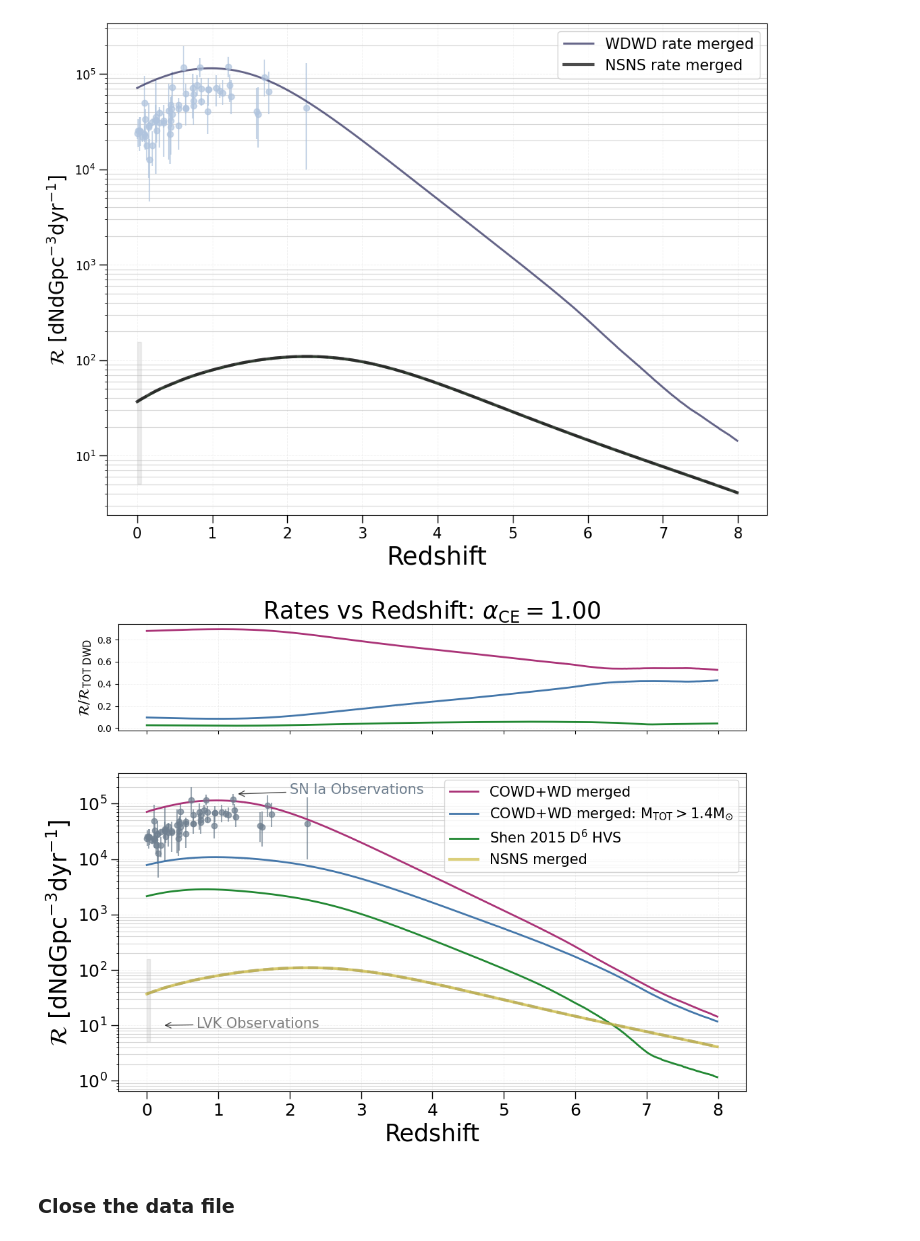
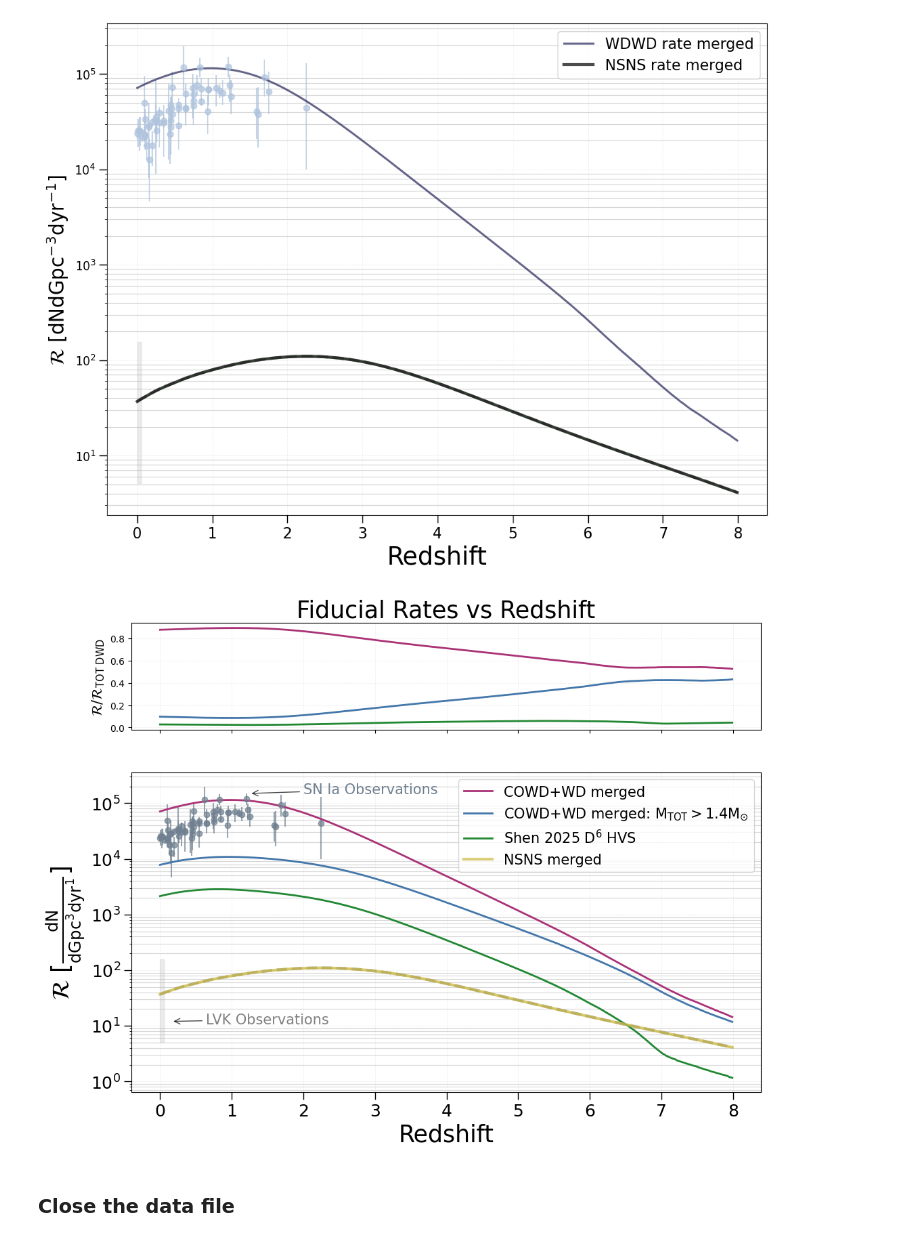
Before and after one commit to melanie-santiago26/research_work, a Jupyter notebook: metals_of_cosmos/code/rate_redshift_fig.ipynb, the cells around one changed output. Cells and saved outputs as stored; diff of their text form; code cells hidden in the pictures.

Commit message:
edits to redshift rates ploit

```diff
--- a/metals_of_cosmos/code/rate_redshift_fig.ipynb
+++ b/metals_of_cosmos/code/rate_redshift_fig.ipynb
@@ -349,7 +349,7 @@ ax[1].plot(redshifts_WDWD, super_chan_rate, linewidth=2,color=cset_br.blue,label
 # ax.plot(redshifts_WDWD, violent_merger_unequal_rate, linewidth=2,color=cset_l.orange,label='Violent Merger - Unequal')
 
 # HVS
-ax[1].plot(redshifts_WDWD, HVS_rate, linewidth=2,color=cset_br.green,label='Shen 2015 $\mathrm{D^6}$ HVS')
+ax[1].plot(redshifts_WDWD, HVS_rate, linewidth=2,color=cset_br.green,label='Shen 2025 $\mathrm{D^6}$ HVS')
 
 # # violent merger - equal
 # ax.plot(redshifts_WDWD, violent_merger_equal_rate, linewidth=2,color=cset_l.mint,label='Violent Merger - Equal')
@@ -358,37 +358,37 @@ ax[1].plot(redshifts_WDWD, HVS_rate, linewidth=2,color=cset_br.green,label='Shen
 ax[1].fill_between(redshifts_NSNS, percentiles[0], percentiles[2], alpha = 0.3, color = cset_br.yellow)
 ax[1].plot(redshifts_NSNS, percentiles[1],linewidth=3,color='grey', ls="--", alpha=0.7)#,label='NSNS rate bootstrapped median')
 ax[1].plot(redshifts_NSNS, NSNS_rate,linewidth=3, color=cset_br.yellow,alpha=0.7, label='NSNS merged')
 
 ## LVK BNS rate (update at z=0 - https://arxiv.org/abs/2605.27226)
 ax[1].fill_between([0,0.05],
                 5.1,
                 154.7,
                 alpha=0.15,
                 color="grey")#,label=r'LVK BNS Rate $\mathrm{z=0.2}$')
 
 ax[1].set_yscale('log')
-ax[1].set_ylabel(r"$\mathcal{R}$ [$\mathrm{dNdGpc^{-3}dyr^{-1}}$]",fontsize=25)
+ax[1].set_ylabel(r"$\mathcal{R}$ [$\frac{\mathrm{dN}}{\mathrm{dGpc^{3}dyr^{1}}}$]",fontsize=25)
 ax[1].set_xlabel(r"Redshift",fontsize=25)
 ax[1].tick_params(axis='x', length=8, width=1, labelsize=18)
 ax[1].tick_params(axis='y', length=8, width=1, labelsize=18)
-ax[0].set_title(r"Rates vs Redshift: $\alpha_{\mathrm{CE}}=1.00$", fontsize=25)
+ax[0].set_title(r"Fiducial Rates vs Redshift", fontsize=25)
 
 ax[1].annotate("SN Ia Observations", xy=(1.25, 1.5*10**5), xytext=(2, 1.5*10**5), fontsize=15, color = 'slategrey', arrowprops=dict(facecolor='slategrey', alpha=0.7,arrowstyle='->'))
-ax[1].annotate("LVK Observations", xy=(0.22, 10), xytext=(0.7, 9), fontsize=15, color='grey', arrowprops=dict(facecolor='slategrey', alpha=0.7,arrowstyle='->'))
+ax[1].annotate("LVK Observations", xy=(0.16, 12), xytext=(0.64, 11), fontsize=15, color='grey', arrowprops=dict(facecolor='slategrey', alpha=0.7,arrowstyle='->'))
 
 ax[0].grid(True, color='#e0e0e0', linestyle='--', linewidth=0.6, alpha=0.5)
 ax[0].yaxis.grid(True, which='minor',alpha=0.5)
 ax[0].xaxis.grid(True, which='minor', alpha=0.5)
 
 ax[1].grid(True, color='#e0e0e0', linestyle='--', linewidth=0.6, alpha=0.5)
 ax[1].yaxis.grid(True, which='minor',alpha=0.5)
 ax[1].xaxis.grid(True, which='minor', alpha=0.5)
 ax[1].legend(fontsize=15)
 
 ## save figure:
 # plt.savefig("../figures/rates_redshift.png",bbox_inches='tight',pad_inches=0.1)
 # %% [output]
-[figure, old version]
+[figure, new version]
 # %% [markdown]
 ### Close the data file
 # %%
```
Also changed, not shown: parts of 1 cell of this notebook, 1 other file.
